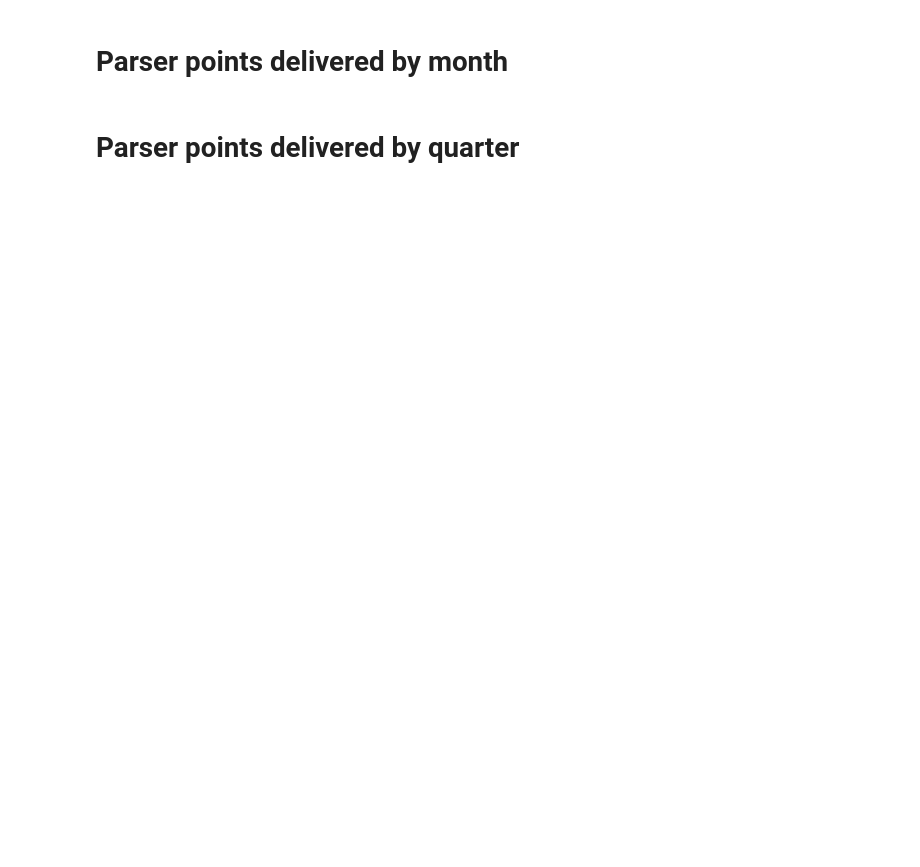
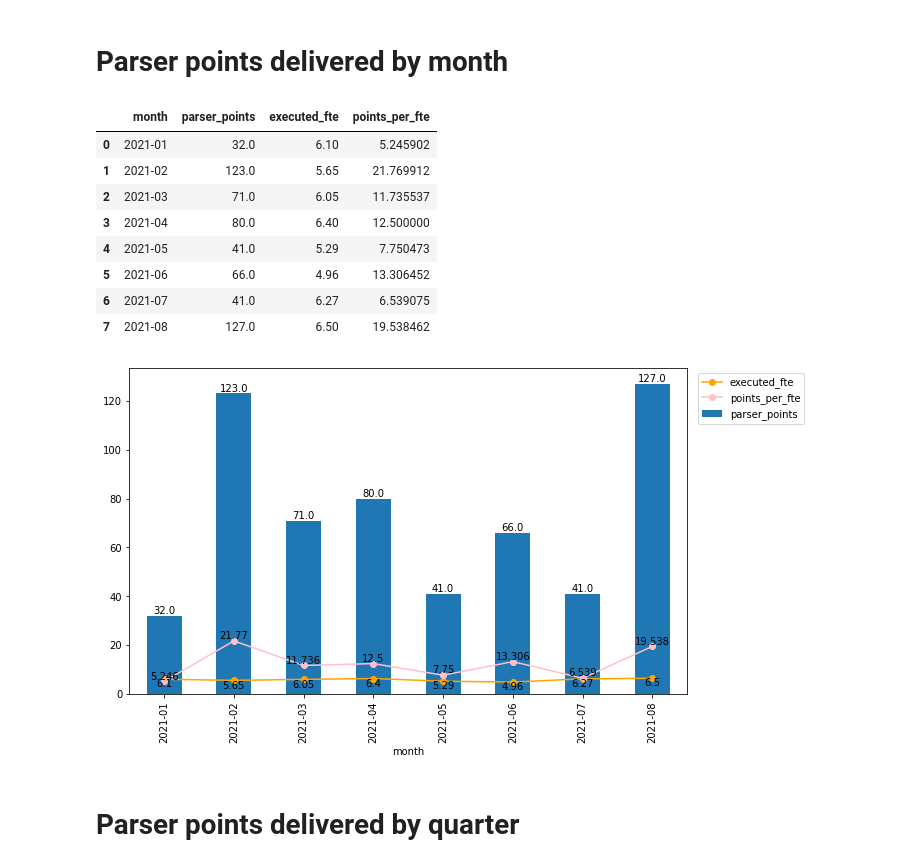
Before and after one commit to kieras/cbn-trello-analysis, a Jupyter notebook: cbn-trello.ipynb, the cells around one changed output. Cells and saved outputs as stored; diff of their text form; code cells hidden in the pictures; blank space fills up the shorter version.

```diff
--- a/cbn-trello.ipynb
+++ b/cbn-trello.ipynb
@@ -98,3 +102,15 @@ def get_total_by_date():
+# %%
+def get_planned_by_date():
+    total_row, converted_columns = get_total_row_from_sheet()
+
+    # getting only the planned column
+    planned = [total_row[i] for i in range(2, len(total_row), 3)]
+
+    planned.pop(0)
+
+    planned_by_date = [ [converted_columns[index], value] for index, value in enumerate(planned)]
+
+    return planned_by_date
 # %%
 def create_ftes_dataframe():
     # from deprecated sheet, it will never be changed
@@ -532,14 +606,12 @@ def generate_table_parser_points_delivered_by_period(df, total_fte, period):
     by_period = df[[period, 'parser_points']].groupby(period).sum('parser_points')
     by_period_fte = pd.merge(by_period, total_fte, on=period, how='left')
 
-    period_result = by_period_fte[[period, 'parser_points','fte']].groupby([period,'parser_points']).sum('fte')
+    period_result = by_period_fte[[period, 'parser_points','executed_fte']].groupby([period,'parser_points']).sum('executed_fte')
     period_result.reset_index(drop=False, inplace=True)
 
-    period_result['points_per_fte'] = period_result['parser_points'].div(period_result['fte'])
+    period_result['points_per_fte'] = period_result['parser_points'].div(period_result['executed_fte'])
 
     period_result[period] = period_result[period].astype(str)
 
-    max_count = max(period_result['parser_points'])
-
-    return period_result, max_count
+    return period_result
 # %%
@@ -562,14 +646,8 @@ def generate_chart_parser_points_delivered_by_period(df, period, y_max, y_pass,
 # %%
-def generate_chart_and_table_parser_points_delivered_by_period(df, total_fte, period, start_text_position, bbox_anchor = 1.075):
-    if period == 'month':
-        period_result, y_parser_point_max = generate_table_parser_points_delivered_by_period(df, total_fte, period)
-        y_tick_max = y_parser_point_max - (y_parser_point_max % MONTH_Y_TICK['parser_point']) + (2 * MONTH_Y_TICK['parser_point'])
-        generate_chart_parser_points_delivered_by_period(period_result, period, y_tick_max, MONTH_Y_TICK['parser_point'], start_text_position, bbox_anchor)
-
-    elif period == 'quarter':
-        period_result, y_parser_point_max = generate_table_parser_points_delivered_by_period(df, total_fte, period)
-        y_tick_max = y_parser_point_max - (y_parser_point_max % QUARTER_Y_TICK['parser_point']) + (2 * QUARTER_Y_TICK['parser_point'])
-        generate_chart_parser_points_delivered_by_period(period_result, period, y_tick_max , QUARTER_Y_TICK['parser_point'], start_text_position, bbox_anchor)
+def generate_chart_and_table_parser_points_delivered_by_period(df, total_fte, period):
+    if period in ('month', 'quarter'):
+        period_result = generate_table_parser_points_delivered_by_period(df, total_fte, period)
+        generate_chart_parser_points_delivered_by_period(period_result, period)
 
     else:
         raise Exception(f'"{period}" is not defined. Must be "month" or "quarter".')
@@ -641,7 +774,18 @@ generate_chart_and_table_amount_delivered_by_period(df, total_fte, 'quarter', 'b
 # %% [markdown]
 # Parser points delivered by month
 # %%
-generate_chart_and_table_parser_points_delivered_by_period(df, total_fte, 'month', 'top')
+generate_chart_and_table_parser_points_delivered_by_period(df, total_fte, 'month')
+# %% [output]
+|  | month | parser_points | executed_fte | points_per_fte |
+| 0 | 2021-01 | 32.0 | 6.10 | 5.245902 |
+| 1 | 2021-02 | 123.0 | 5.65 | 21.769912 |
+| 2 | 2021-03 | 71.0 | 6.05 | 11.735537 |
+| 3 | 2021-04 | 80.0 | 6.40 | 12.500000 |
+| 4 | 2021-05 | 41.0 | 5.29 | 7.750473 |
+| 5 | 2021-06 | 66.0 | 4.96 | 13.306452 |
+| 6 | 2021-07 | 41.0 | 6.27 | 6.539075 |
+| 7 | 2021-08 | 127.0 | 6.50 | 19.538462 |
+[figure, added]
 # %% [markdown]
 # Parser points delivered by quarter
 # %%
```
Also changed, not shown: parts of 19 cells of this notebook.
